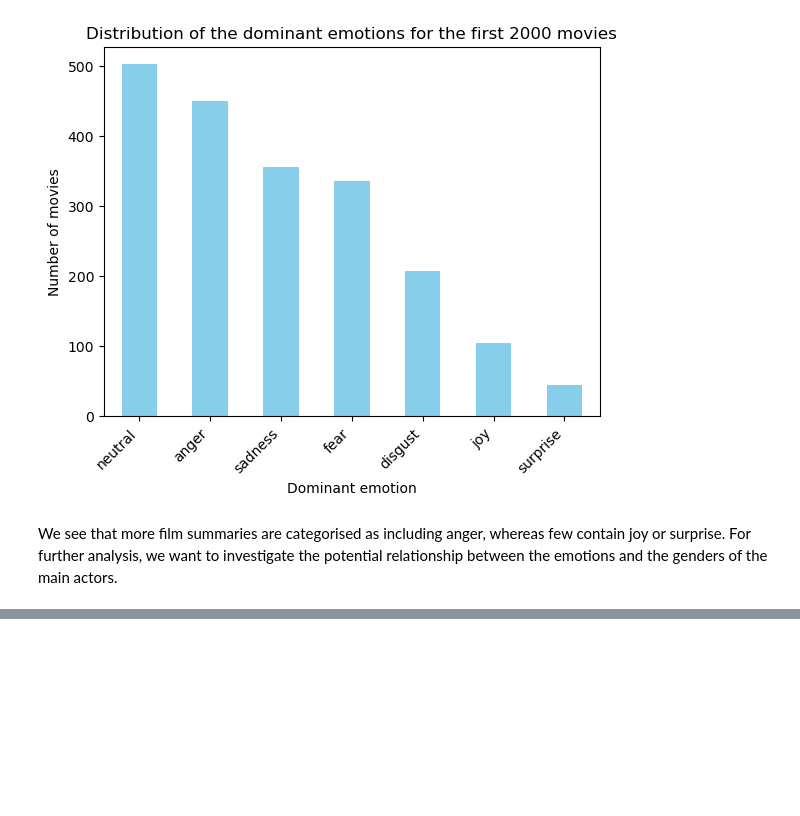
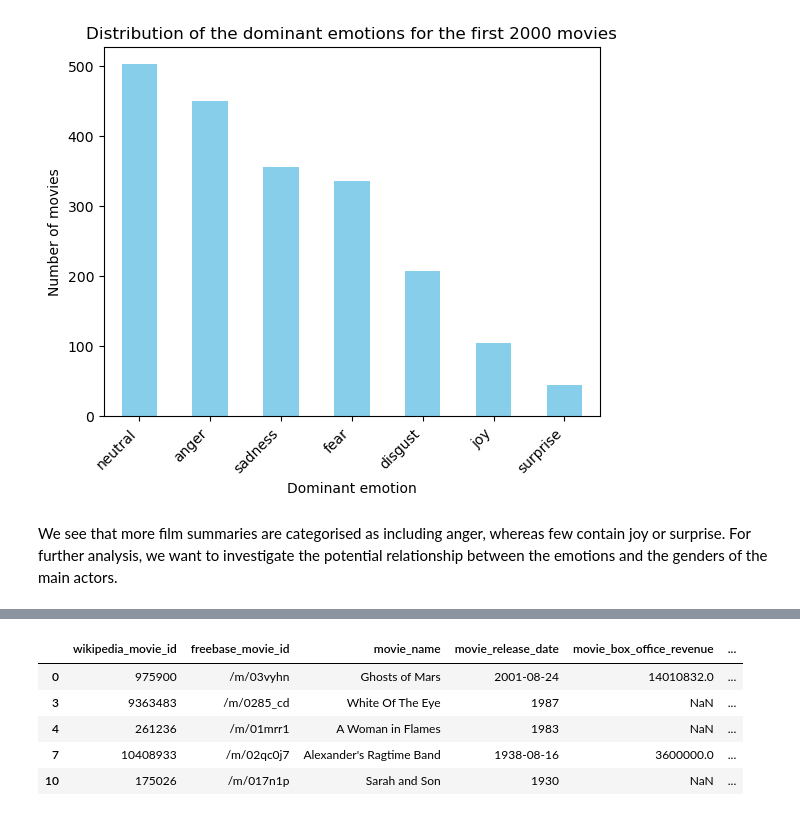
Before and after one commit to epfl-ada/ada-2024-project-adapocalypse, a Jupyter notebook: results.ipynb, the cells around one changed output, grey strips where cells are left out. Saved outputs shown, nothing was run; the diff lists cells and outputs as text; code cells hidden in the pictures; blank space fills up the shorter version.

Commit message:
director gendeeer

```diff
--- a/results.ipynb
+++ b/results.ipynb
@@ -545,0 +557,23 @@ We see that more film summaries are categorised as including anger, whereas few
+# %%
+movies_director = load_movies_director("src/data/external_data/")
+movies_director.head()
+movies_director.rename(columns={'gender': 'director_gender'}, inplace=True)
+# %%
+movies_director['wikipedia_movie_id'] = movies_director['wikipedia_movie_id'].astype(int)
+# %%
+movies_metadata = load_movies_metadata('src/data/raw_data/')
+# %%
+ # Create new dataframe combining data of movies_metadata and movies_director
+movies_directors_combined = movies_metadata.join(movies_director.set_index('wikipedia_movie_id'), on='wikipedia_movie_id')
+movies_directors_combined = movies_directors_combined[movies_directors_combined['director_gender'].notna()]
+
+movies_directors_combined.to_csv('src/data/external_data/movies_directors_combined.csv', index=False)
+# %%
+movies_directors_combined.head()
+# %% [output]
+|  | wikipedia_movie_id | freebase_movie_id | movie_name | movie_release_date | movie_box_office_revenue | ... |
+| 0 | 975900 | /m/03vyhn | Ghosts of Mars | 2001-08-24 | 14010832.0 | ... |
+| 3 | 9363483 | /m/0285_cd | White Of The Eye | 1987 | NaN | ... |
+| 4 | 261236 | /m/01mrr1 | A Woman in Flames | 1983 | NaN | ... |
+| 7 | 10408933 | /m/02qc0j7 | Alexander's Ragtime Band | 1938-08-16 | 3600000.0 | ... |
+| 10 | 175026 | /m/017n1p | Sarah and Son | 1930 | NaN | ... |
```
Also changed, not shown: parts of 5 cells of this notebook, 10 other files.
